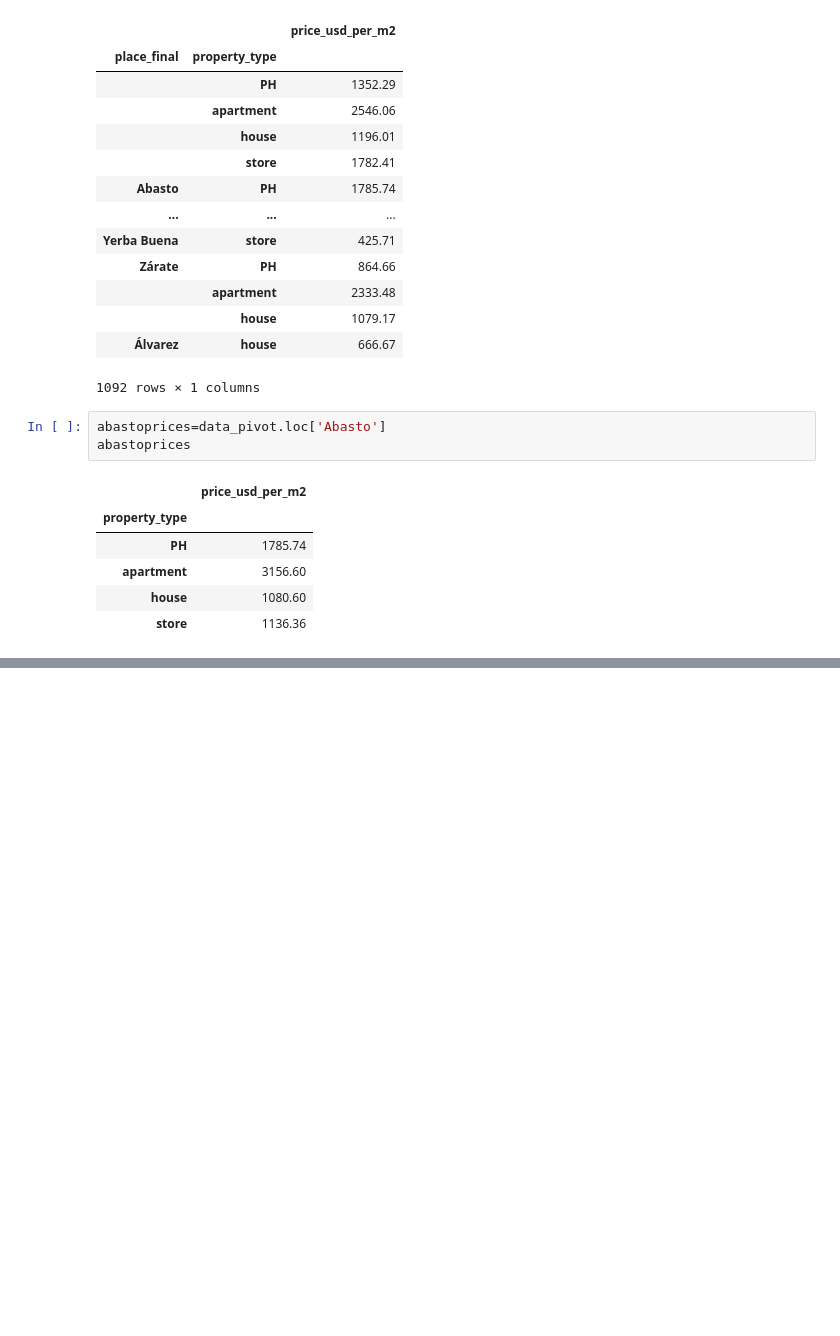
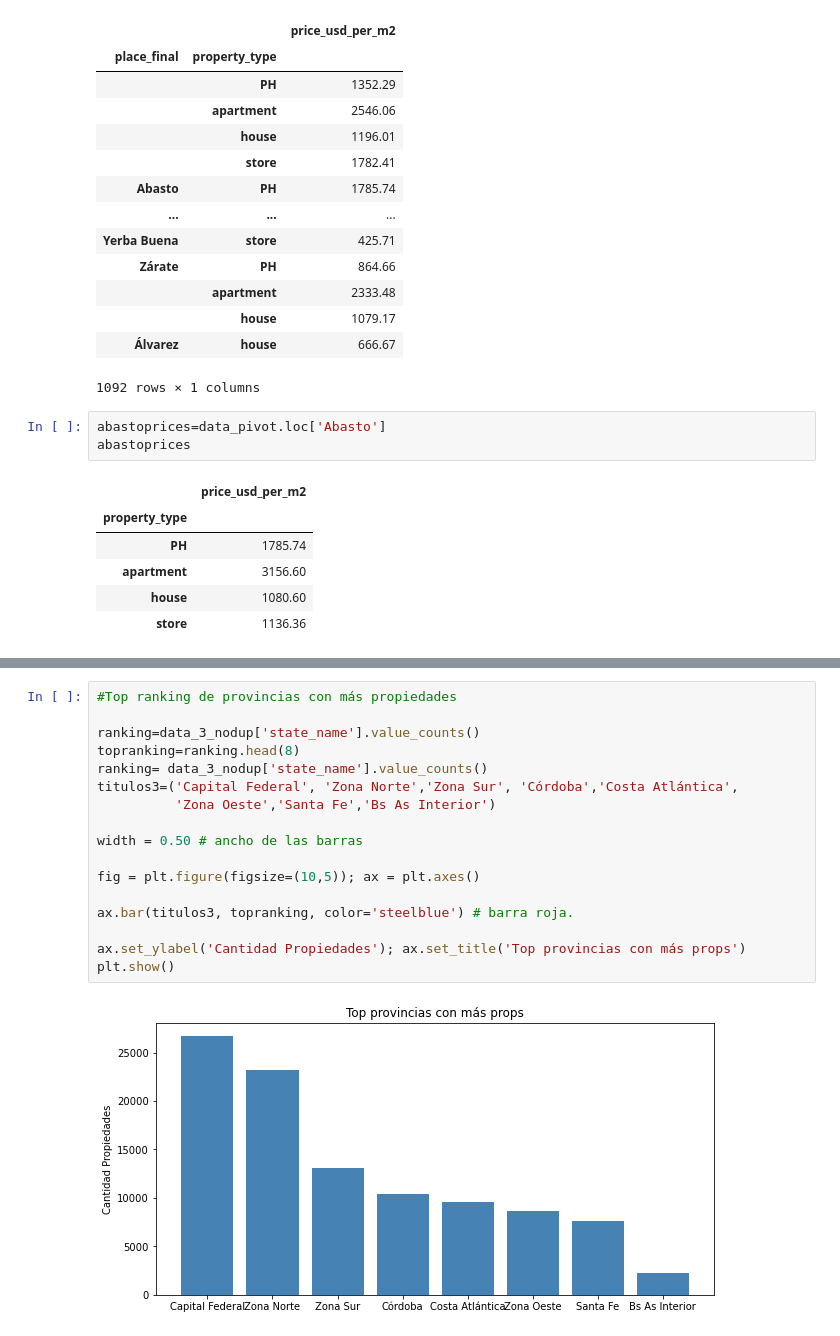
Before and after one commit to FernandoCastroSaia/DH, a Jupyter notebook: TPMerge3.ipynb, the cells around one changed output, grey strips where cells are left out. Cells and saved outputs as stored; diff of their text form; blank space fills up the shorter version.

```diff
--- a/TPMerge3.ipynb
+++ b/TPMerge3.ipynb
@@ -797,0 +852,19 @@ abastoprices
+# %%
+#Top ranking de provincias con más propiedades
+
+ranking=data_3_nodup['state_name'].value_counts()
+topranking=ranking.head(8)
+ranking= data_3_nodup['state_name'].value_counts()
+titulos3=('Capital Federal', 'Zona Norte','Zona Sur', 'Córdoba','Costa Atlántica',
+          'Zona Oeste','Santa Fe','Bs As Interior')
+
+width = 0.50 # ancho de las barras
+
+fig = plt.figure(figsize=(10,5)); ax = plt.axes()
+
+ax.bar(titulos3, topranking, color='steelblue') # barra roja.
+
+ax.set_ylabel('Cantidad Propiedades'); ax.set_title('Top provincias con más props')
+plt.show()
+# %% [output]
+[figure, added]
```
Also changed, not shown: parts of 60 cells of this notebook.
